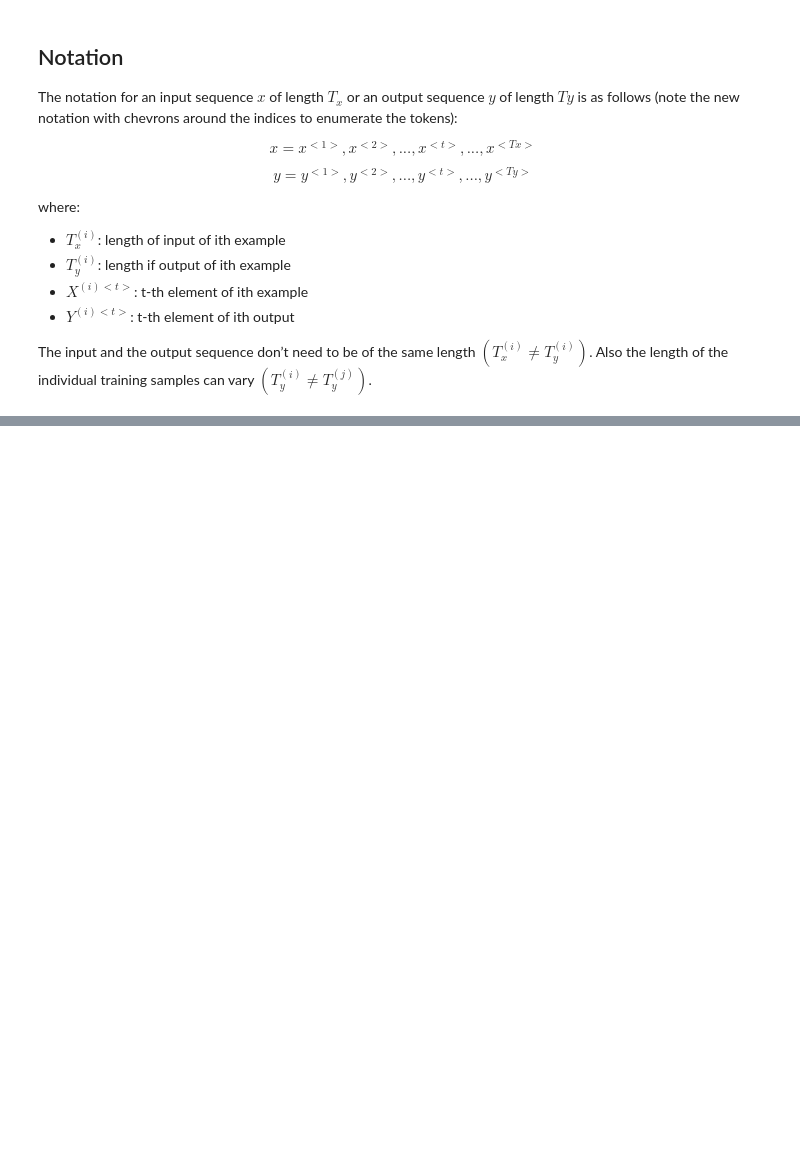
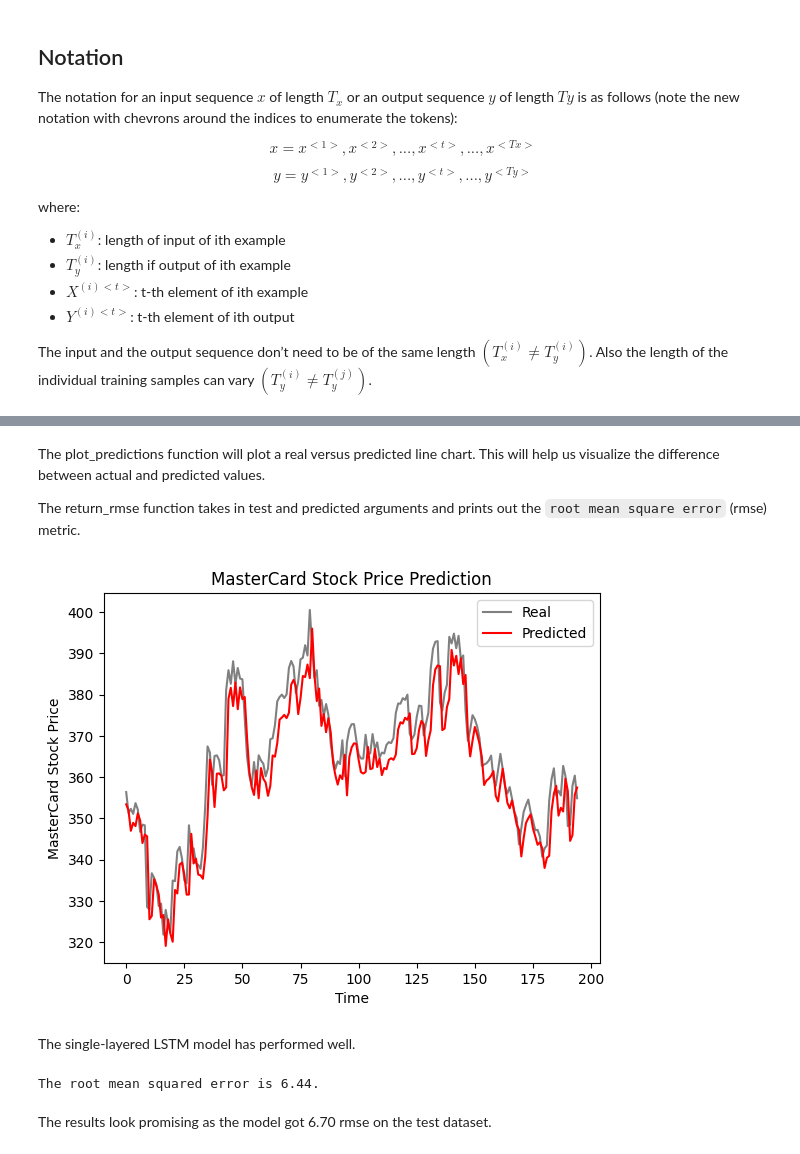
Before and after one commit to HaithamIsmail/ai-bootcamp-notebooks, a Jupyter notebook: lesson 14 - RNNs/RecurrentNeuralNetworks.ipynb, the cells around one changed output, grey strips where cells are left out. Cells and saved outputs as stored; diff of their text form; code cells hidden in the pictures; blank space fills up the shorter version.

```diff
--- a/lesson 14 - RNNs/RecurrentNeuralNetworks.ipynb
+++ b/lesson 14 - RNNs/RecurrentNeuralNetworks.ipynb
@@ -218,0 +363,3 @@ Deep-RNN can become computationally very expensive quickly, therefore they usual
+# %%
+# Reshaping X_train for model
+X_train = X_train.reshape(X_train.shape[0],X_train.shape[1],features)
@@ -218,0 +397,2 @@ Deep-RNN can become computationally very expensive quickly, therefore they usual
+# %%
+model_lstm.fit(X_train, y_train, epochs=50, batch_size=32)
@@ -218,0 +423,24 @@ Deep-RNN can become computationally very expensive quickly, therefore they usual
+# %%
+# Get all the High data from the dataset
+dataset_total = dataset.loc[:,"High"]
+
+# Retireve the data starting from the last 60 samples in the trainnig data
+inputs = dataset_total[len(dataset_total) - len(test_set) - n_steps :].values
+
+# Reshape to one column as we have a univariate data
+inputs = inputs.reshape(-1, 1)
+
+# Scale using the fitted min max scaler
+inputs = sc.transform(inputs)
+
+# Split into sequqnce samples
+X_test, y_test = split_sequence(inputs, n_steps)
+
+# reshape
+X_test = X_test.reshape(X_test.shape[0], X_test.shape[1], features)
+
+# predict
+predicted_stock_price = model_lstm.predict(X_test)
+
+# inverse transform the values
+predicted_stock_price = sc.inverse_transform(predicted_stock_price)
@@ -218,0 +449,30 @@ Deep-RNN can become computationally very expensive quickly, therefore they usual
+# %% [markdown]
+The plot_predictions function will plot a real versus predicted line chart. This will help us visualize the difference between actual and predicted values.
+
+The return_rmse function takes in test and predicted arguments and prints out the `root mean square error` (rmse) metric.
+# %%
+def plot_predictions(test, predicted):
+    plt.plot(test, color="gray", label="Real")
+    plt.plot(predicted, color="red", label="Predicted")
+    plt.title("MasterCard Stock Price Prediction")
+    plt.xlabel("Time")
+    plt.ylabel("MasterCard Stock Price")
+    plt.legend()
+    plt.show()
+
+
+def return_rmse(test, predicted):
+    rmse = np.sqrt(mean_squared_error(test, predicted))
+    print("The root mean squared error is {:.2f}.".format(rmse))
+# %%
+plot_predictions(test_set,predicted_stock_price)
+# %% [output]
+[figure, added]
+# %% [markdown]
+The single-layered LSTM model has performed well.
+# %%
+return_rmse(test_set,predicted_stock_price)
+# %% [output]
+The root mean squared error is 6.44.
+# %% [markdown]
+The results look promising as the model got 6.70 rmse on the test dataset.
```
Also changed, not shown: parts of 31 cells of this notebook, 51 other files.
